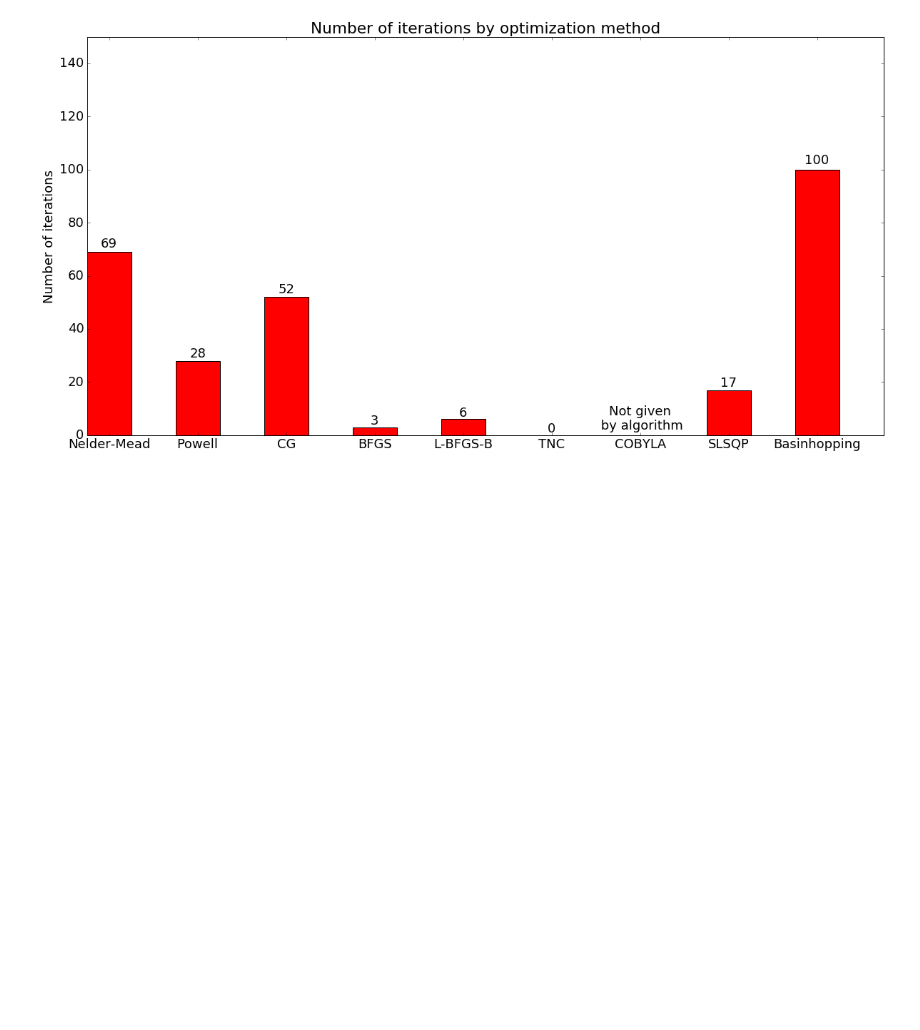
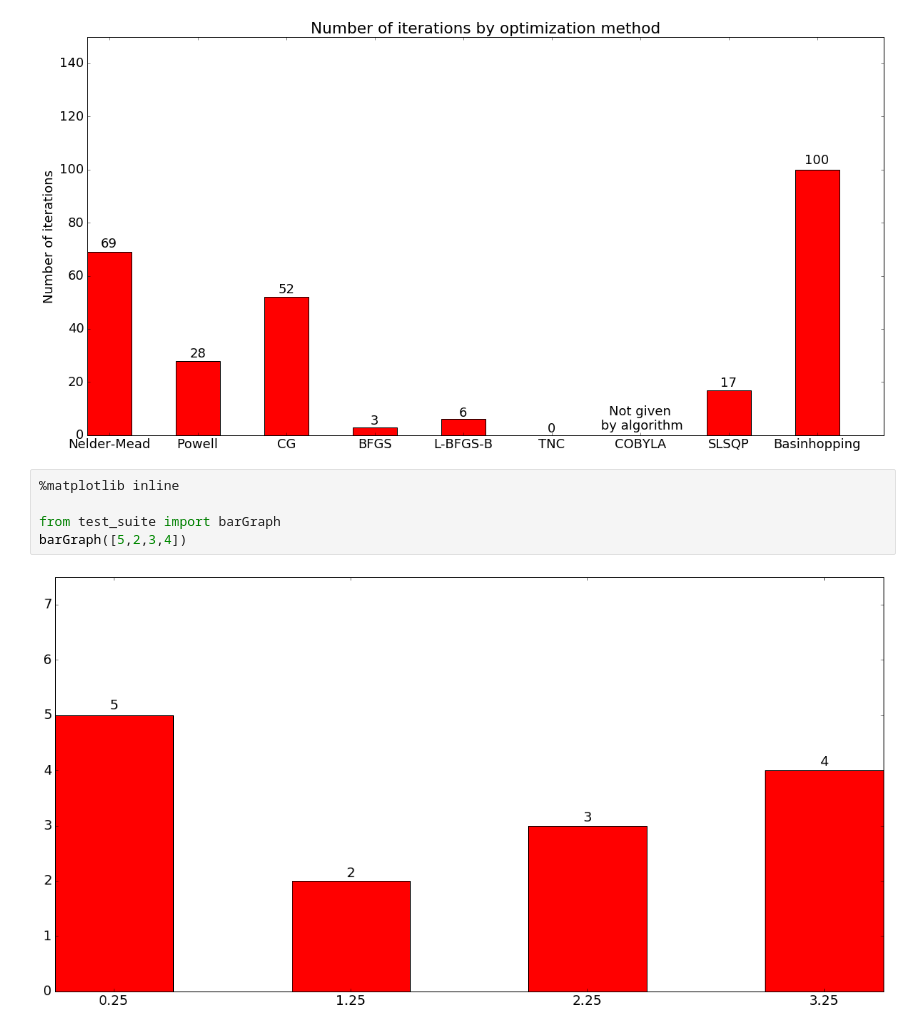
Before and after one commit to ednusi/MatPy, a Jupyter notebook: Optimizing Using Alternate Methods.ipynb, the cells around one changed output. Cells and saved outputs as stored; diff of their text form; blank space fills up the shorter version.

```diff
--- a/Optimizing Using Alternate Methods.ipynb
+++ b/Optimizing Using Alternate Methods.ipynb
@@ -476,3 +476,10 @@ plt.ylim(0,max(iterations)*1.5) # enforces limits on axis range
 plt.show()
 # %% [output]
 [figure]
+# %%
+%matplotlib inline
+
+from test_suite import barGraph
+barGraph([5,2,3,4])
+# %% [output]
+[figure, added]
```
Also changed, not shown: parts of 2 cells of this notebook, 2 other files.
